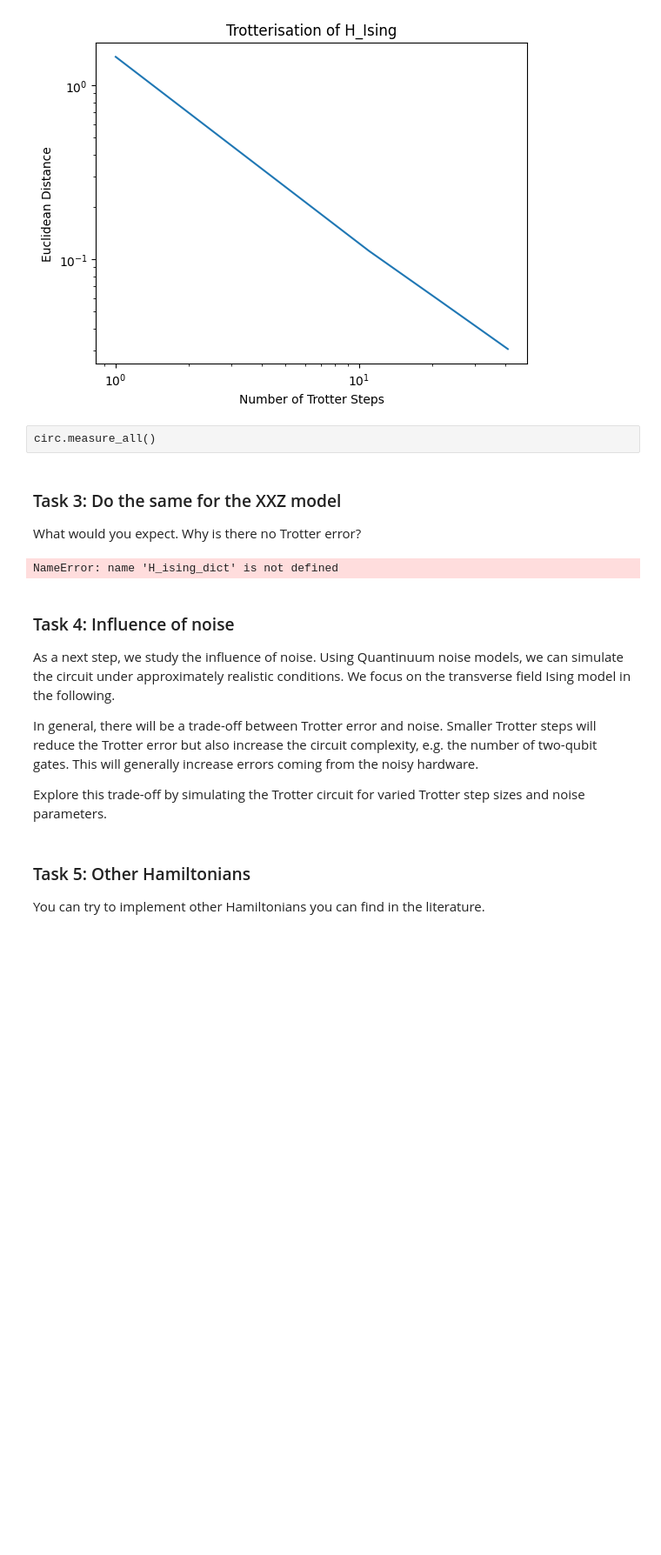
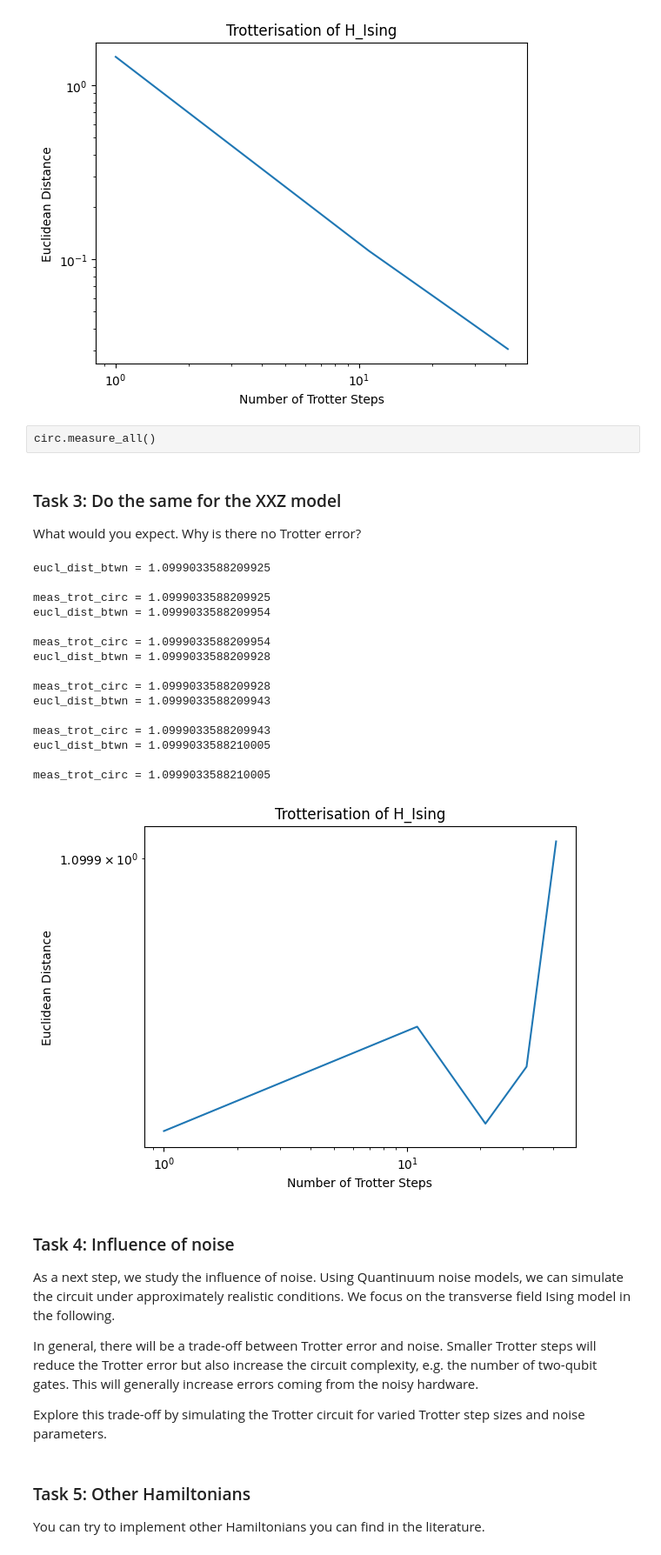
Before and after one commit to rockett-m/2025-Quantinuum, a Jupyter notebook: notebooks/hamiltonian_simulation.ipynb, the cells around one changed output. Shown at 87% size. Cells and saved outputs as stored; diff of their text form; code cells hidden in the pictures; blank space fills up the shorter version.

```diff
--- a/notebooks/hamiltonian_simulation.ipynb
+++ b/notebooks/hamiltonian_simulation.ipynb
@@ -447,7 +439,10 @@ def euclidean_distance(
     import scipy.spatial.distance as distance
     return distance.euclidean(trotterized, analytical)
 # %%
+from typing import Callable
+
 def trotter_test(
+    H_ising: Callable,
     num_trotter_steps: int,
     N: int,
     J: float = 1.2,
@@ -464,7 +459,8 @@ def trotter_test(
         num_trotter_steps=num_trotter_steps,
         num_qubits=N,
         circ_obj=circ,
-        total_t=t
+        total_t=t,
+        H_ising=H_ising
     )
     return circ
 
@@ -531,7 +527,8 @@ for num_trotter_steps in n_trotter_steps:
 
     circ_trot = trotter_test(
         num_trotter_steps=num_trotter_steps,
-        N=N
+        N=N,
+        H_ising=H_ising,
     )
 
     meas_trot_circ = measure_trotterised_circuit(
@@ -576,13 +574 @@ def HXXZ(circ_obj, delta, t, k):
     return circ_obj
-# %%
-
-
-num_trotter_steps = 4
-N = 3
-circ = Circuit(N)
-J, g, T = symbols("J, g, T")
-# H_ising_dict = {'H': H_ising,
-circ = make_trotterised(num_trotter_steps, N, circ, T, H_ising_dict)
-draw(circ)
-# %% [output]
-NameError: name 'H_ising_dict' is not defined
@@ -589,3 +634,45 @@ NameError: name 'H_ising_dict' is not defined
+# %%
+# test trotterisation
+N = 4  # 0, 1, 2, 3
+# FIXME: e
+
+euclidean_distances = []
+
+for num_trotter_steps in n_trotter_steps:
+
+    circ_trot = trotter_test(
+        num_trotter_steps=num_trotter_steps,
+        N=N,
+        H_ising=new_HXXZ,
+    )
+
+    meas_trot_circ = measure_trotterised_circuit(
+        circ=circ_trot,
+        N=N
+        # debug=True
+    )
+
+    euclidean_distances.append(meas_trot_circ)
+    print(f'{meas_trot_circ = }')
+
+graph_euclidean_distance(n_trotter_steps, euclidean_distances)
+# %% [output]
+eucl_dist_btwn = 1.0999033588209925
+
+meas_trot_circ = 1.0999033588209925
+eucl_dist_btwn = 1.0999033588209954
+
+meas_trot_circ = 1.0999033588209954
+eucl_dist_btwn = 1.0999033588209928
+
+meas_trot_circ = 1.0999033588209928
+eucl_dist_btwn = 1.0999033588209943
+
+meas_trot_circ = 1.0999033588209943
+eucl_dist_btwn = 1.0999033588210005
+
+meas_trot_circ = 1.0999033588210005
+[figure, added]
 # %% [markdown]
 ### Task 4: Influence of noise
 
```
Also changed, not shown: parts of 6 cells of this notebook.
